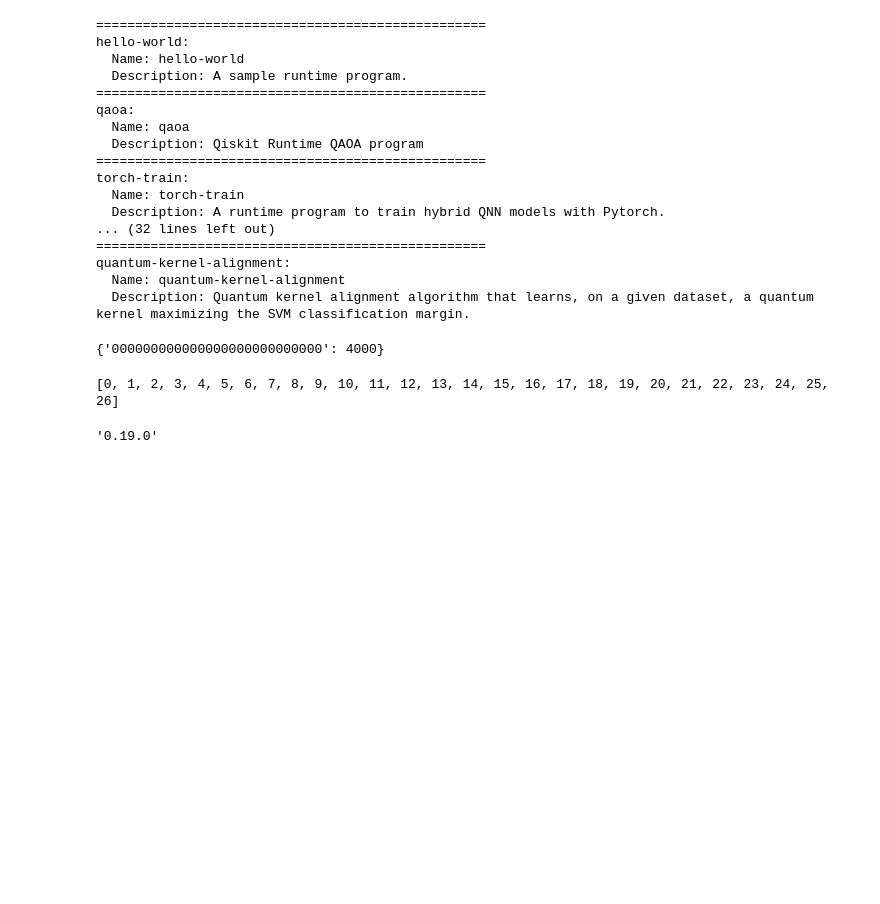
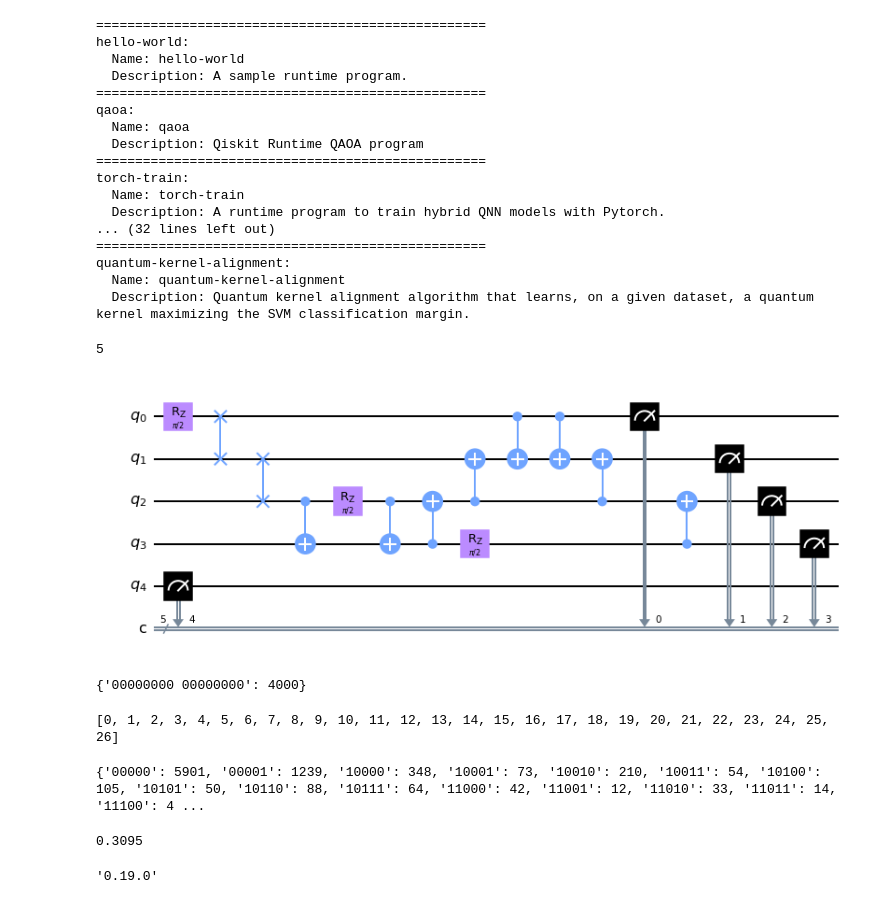
Before and after one commit to huafei1137/VQE, a Jupyter notebook: runtimetest.ipynb, the cells around one changed output. Saved outputs shown, nothing was run; the diff lists cells and outputs as text; code cells hidden in the pictures; blank space fills up the shorter version.

```diff
--- a/runtimetest.ipynb
+++ b/runtimetest.ipynb
@@ -66,17 +65,31 @@ torch-train:
 quantum-kernel-alignment:
   Name: quantum-kernel-alignment
   Description: Quantum kernel alignment algorithm that learns, on a given dataset, a quantum kernel maximizing the SVM classification margin.
+# %%
+qc = QuantumCircuit.from_qasm_file('schedule2.qasm')
+mrange = [i for i in range(5) ]
+qc.measure(mrange, mrange)
+print(len(qc.qubits))
+qc.draw(output='mpl')
+# from qiskit import QuantumCircuit, Aer, execute
+# simbackend = provider.get_backend('ibmq_qasm_simulator')
+# job = execute(qc, simbackend)
+# result = job.result()
+# print(result.get_counts())
+# %% [output]
+5
+[figure, added]
 # %%
-qc = QuantumCircuit.from_qasm_file('schedule3.qasm')
-qc.measure_all()
+qc_base = QuantumCircuit.from_qasm_file('schedule_baseline.qasm')
+qc_base.measure_all()
 # qc.draw(output='mpl')
 from qiskit import QuantumCircuit, Aer, execute
 simbackend = provider.get_backend('ibmq_qasm_simulator')
-job = execute(qc, simbackend)
+job = execute(qc_base, simbackend)
 result = job.result()
 print(result.get_counts())
 # %% [output]
-{'000000000000000000000000000': 4000}
+{'00000000 00000000': 4000}
 # %%
 cplist = [i for i in range(27)]
 print(cplist)
@@ -116,3 +129,40 @@ print(counts)
+# %%
+from qiskit.tools.monitor import job_monitor
+shots = 20000
+params = provider.runtime.program(program_id="circuit-runner").parameters()
+program_inputs = {
+    'circuits': qc_base,
+    'shots': shots,
+    'optimization_level': 0,
+    #'iterations': 5,
+    # 'initial_layout': [0,1,2,3,4,5,6],
+    'measurement_error_mitigation': True,
+}
+# params.circuits = circuit
+# params.measurement_error_mitigation = True
+# program_inputs = {
+#     'iterations': 3
+# }
+# Configure backend options
+options = {'backend_name': smallbackend.name()}
+
+# Execute the circuit using the "circuit-runner" program.
+job = provider.runtime.run(program_id="circuit-runner",
+                        options=options,
+                        inputs=program_inputs)
+
+# Get runtime job result.
+# job_monitor(job)
+result = job.result(decoder=RunnerResult)
+
+counts = result.get_counts()
+print(counts)
+# %% [output]
+{'00000': 5901, '00001': 1239, '10000': 348, '10001': 73, '10010': 210, '10011': 54, '10100': 105, '10101': 50, '10110': 88, '10111': 64, '11000': 42, '11001': 12, '11010': 33, '11011': 14, '11100': 4 ...
+# %%
+print(counts['000000000000000000000000000']/shots)
+# %% [output]
+0.3095
 # %%
 def crosstest( list ):
     q = QuantumRegister(7, 'q')
```
Also changed, not shown: parts of 8 cells of this notebook, 12 other files.
